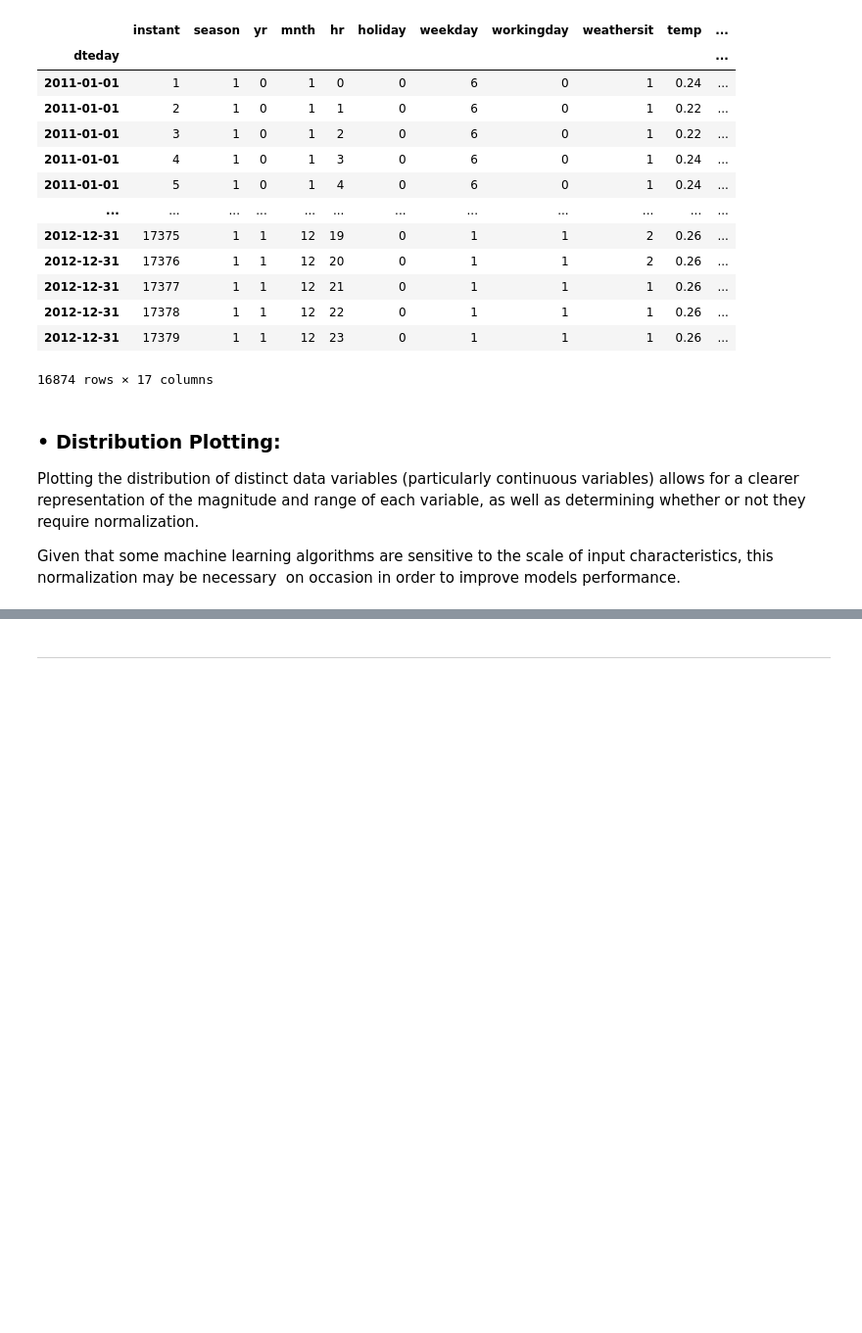
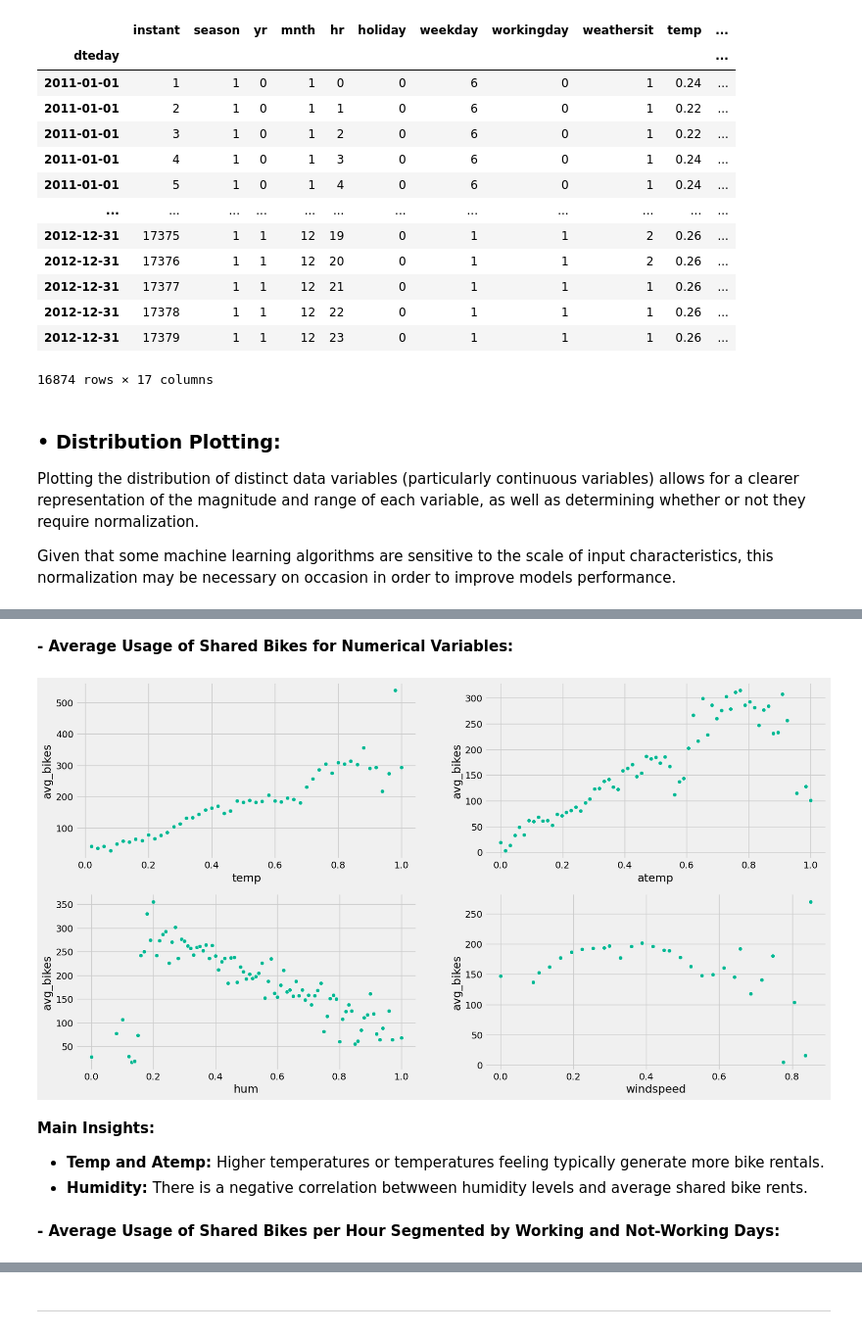
Before and after one commit to kate3890/ML_bike_demand_prediction, a Jupyter notebook: ML&AI_Group Assignment_Group 3.ipynb, the cells around one changed output, grey strips where cells are left out. Shown at 98% size. Saved outputs shown, nothing was run; the diff lists cells and outputs as text; code cells hidden in the pictures; blank space fills up the shorter version.

```diff
--- a/Group3_Notebook_Assignment2 (2).ipynb
+++ b/ML&AI_Group Assignment_Group 3.ipynb
@@ -314,0 +400,19 @@ data['windspeed'].plot(kind='density')
+# %% [markdown]
+**- Average Usage of Shared Bikes for Numerical Variables:**
+# %%
+# Plotting the average usage of shared bikes for numerical variables.
+
+fig, ax = plt.subplots(2,2, figsize=(18,10))
+
+for i in range(len(numerical_variables)):
+    var = numerical_variables[i]
+    sns.scatterplot(ax=ax[int(i/2),i-int(i/2)*2], data=bike_dataset.groupby(var,as_index=False)["cnt"].mean().rename({"cnt":"avg_bikes"},axis=1), x=var, y="avg_bikes", color='#00b894')
+# %% [output]
+[figure, added]
+# %% [markdown]
+**Main Insights:**
+
+- **Temp and Atemp:** Higher temperatures or temperatures feeling typically generate more bike rentals.
+- **Humidity:** There is a negative correlation betwween humidity levels and average shared bike rents.
+# %% [markdown]
+**- Average Usage of Shared Bikes per Hour Segmented by Working and Not-Working Days:**
```
Also changed, not shown: parts of 144 cells of this notebook.
